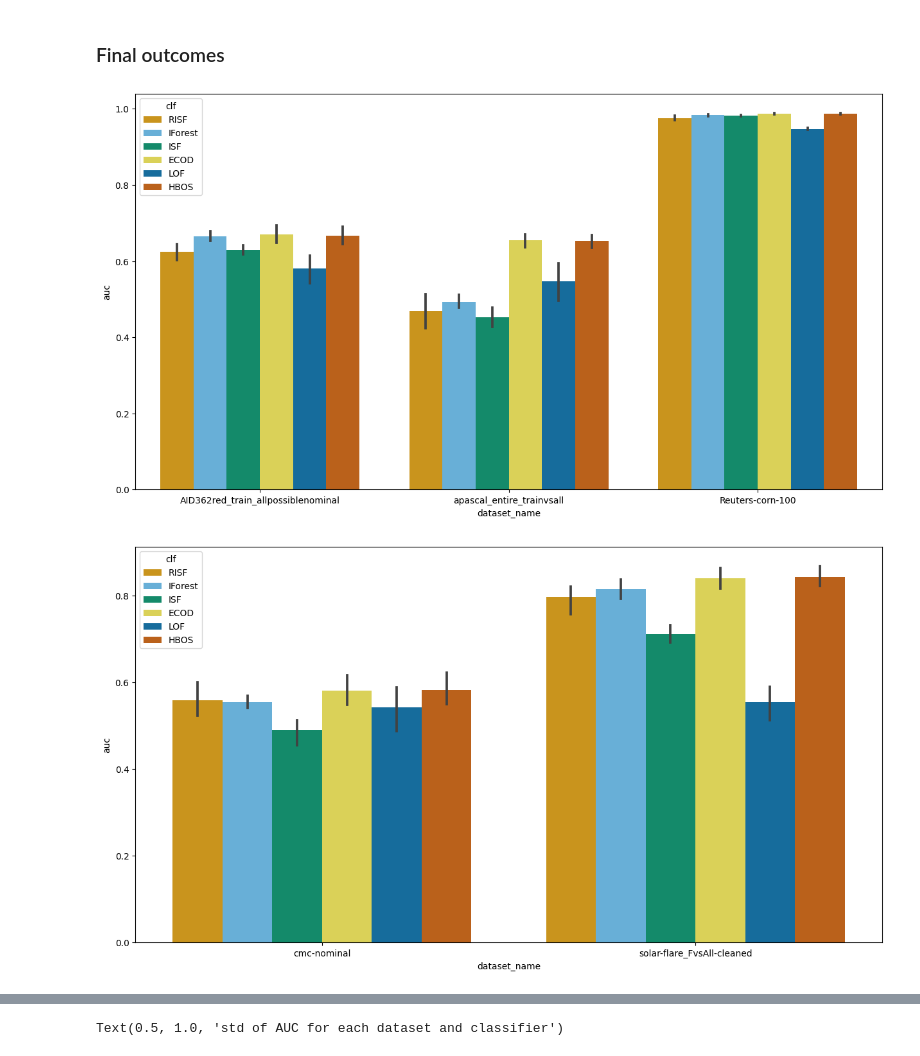
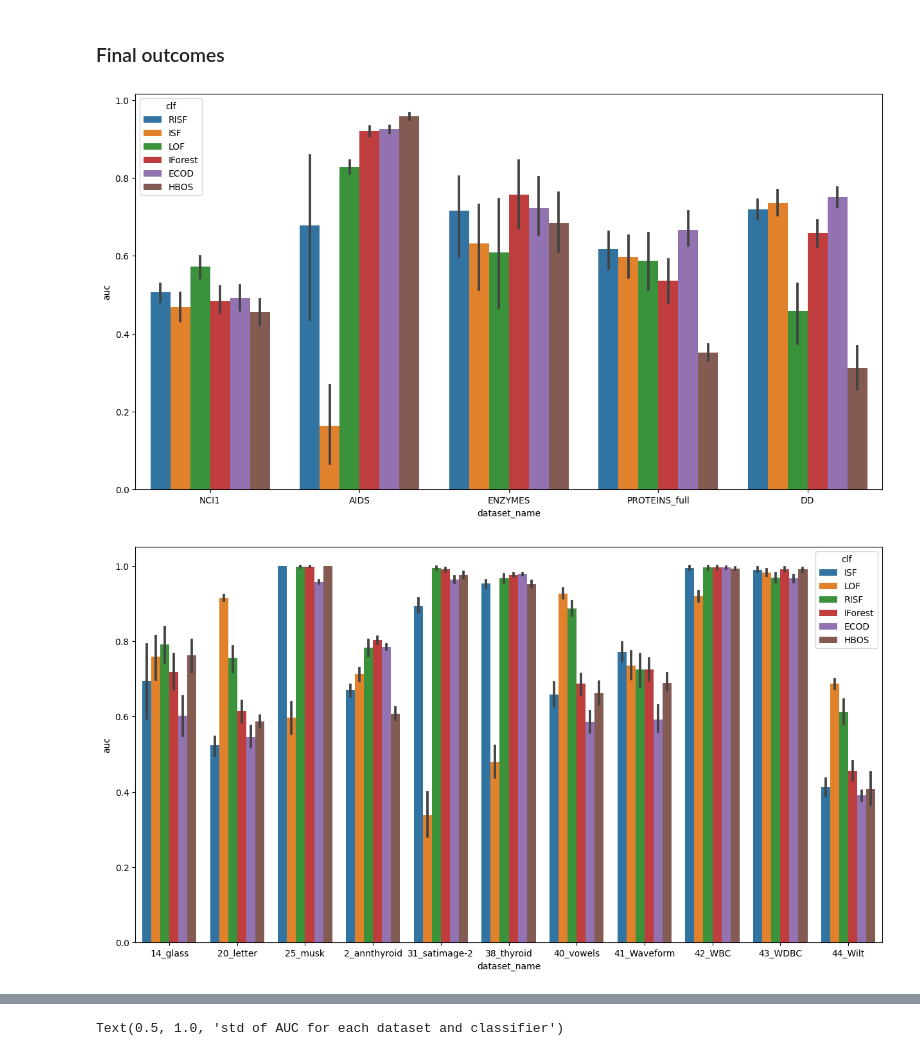
Before and after one commit to SebChw/RSIF, a Jupyter notebook: notebooks/visualizations.ipynb, the cells around one changed output, grey strips where cells are left out. Saved outputs shown, nothing was run; the diff lists cells and outputs as text; code cells hidden in the pictures.

```diff
--- a/notebooks/visualizations.ipynb
+++ b/notebooks/visualizations.ipynb
@@ -149,11 +197,11 @@ plot_top_n_dists(num_df)
 # %% [markdown]
 ### Final outcomes
 # %%
-for dtype in ["binary", "nominal", "cv", "graph", "multiomics", "nlp", "numerical", "seq_of_sets", "timeseries"]:
+for dtype in ["graph", "numerical", "binary", "nominal", "timeseries", "cv", "multiomics", "nlp", "seq_of_sets"]:
     df = pd.read_csv(f'../results/experiments/{dtype}.csv')
     sns.barplot(data=df, x="dataset_name", y="auc", hue="clf")
     plt.gcf().set_size_inches(15, 8)
     plt.show()
 # %% [output]
-[figure, old version]
+[figure, new version]
-[figure, old version]
+[figure, new version]
```
Also changed, not shown: parts of 23 cells of this notebook, 9 other files.
